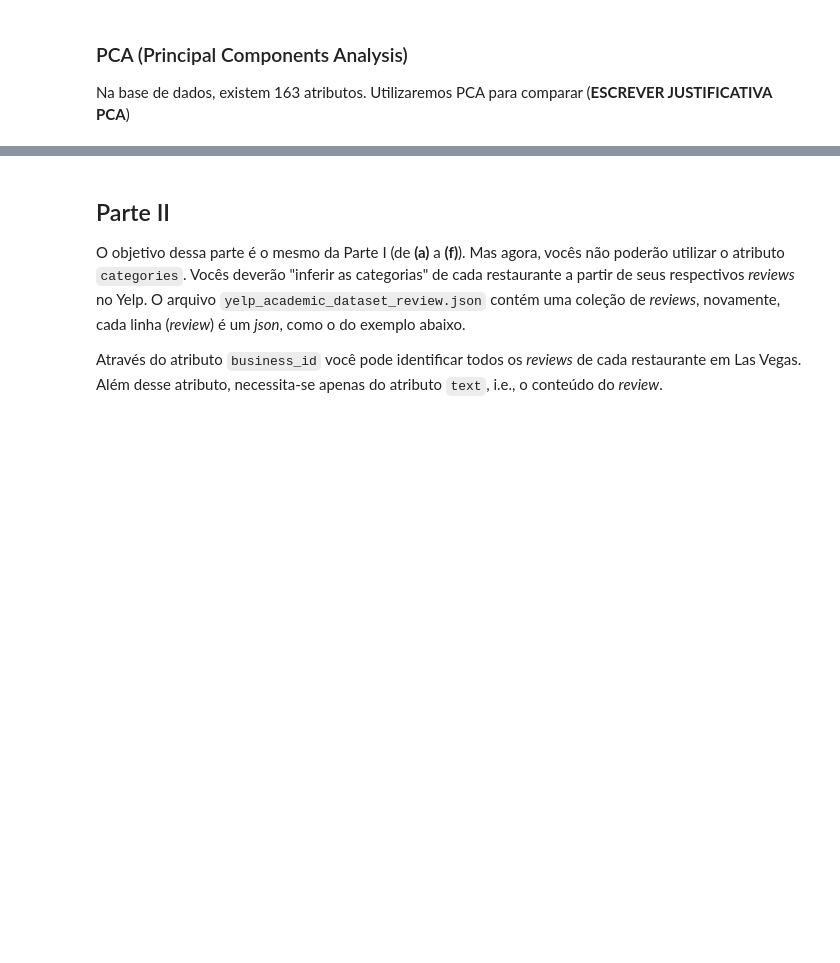
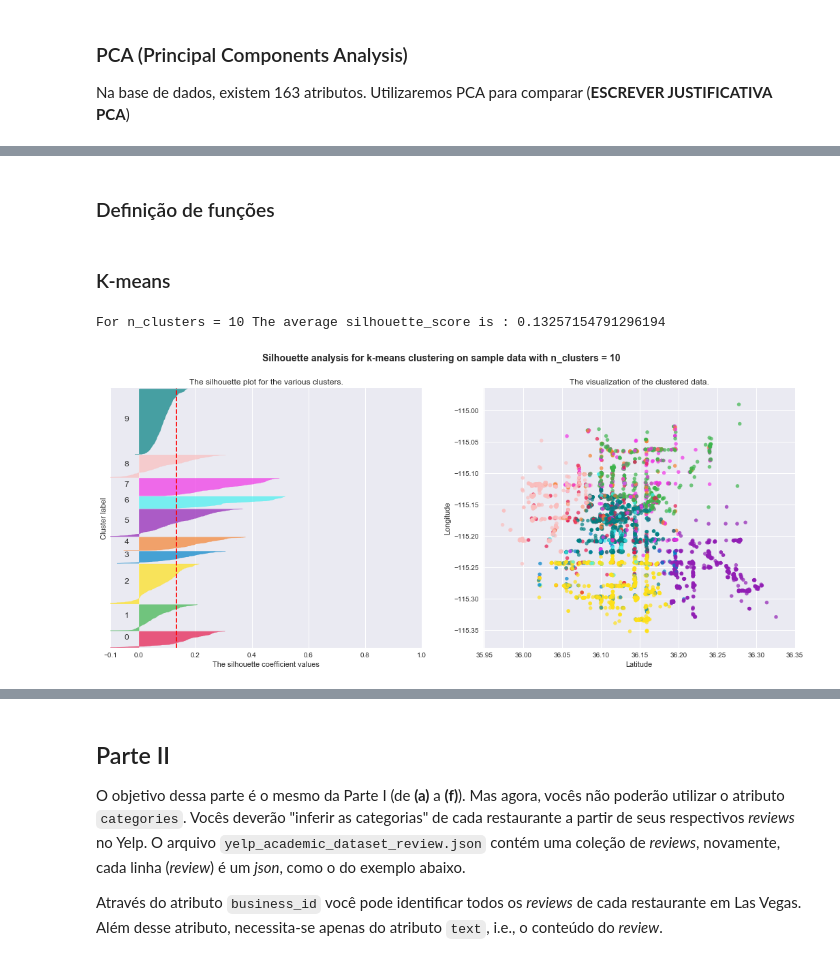
Before and after one commit to gaabrielfranco/data-mining-w1, a Jupyter notebook: w1.ipynb, the cells around one changed output, grey strips where cells are left out. Saved outputs shown, nothing was run; the diff lists cells and outputs as text; code cells hidden in the pictures; blank space fills up the shorter version.

```diff
--- a/w1.ipynb
+++ b/w1.ipynb
@@ -156,34 +156,3 @@ dtypes: float64(2), int64(161)
 ### PCA (Principal Components Analysis)
 
 Na base de dados, existem 163 atributos. Utilizaremos PCA para comparar (**ESCREVER JUSTIFICATIVA PCA**)
-# %%
-centralized_data = data - data.mean()
-pca = PCA(n_components=len(df.columns))
-data_pca = pca.fit_transform(centralized_data)
-
-df_pca = pd.DataFrame(data_pca)
-
-df_pca = df_pca.drop([column for column in range(25, len(df_pca.columns))], axis=1)
-
-'''
-with plt.style.context('seaborn-whitegrid'):
-    plt.rcParams["figure.figsize"] = (40, 25)
-    plt.rcParams['font.size'] = 20.0
-
-    plt.bar(range(1, len(df.columns) + 1), pca.explained_variance_ratio_, alpha=0.5, align='center', label='individual explained variance')
-
-    variance = pca.explained_variance_ratio_
-    for i, j in enumerate(variance):
-        variance[i] = sum(variance[i - 1:i + 1]) if i > 0 else variance[i]
-
-    plt.step(range(1, len(df.columns) + 1), variance, where='mid', label='cumulative explained variance')
-
-    plt.xticks(range(1, len(df.columns)))
-    plt.ylabel('Explained variance ratio')
-    plt.xlabel('Principal components')
-    plt.legend(loc='best')
-    plt.title('Variance explained with PCA')
-    plt.tight_layout()
-
-variance[25]
-'''
@@ -345,0 +202,5 @@ For n_clusters = 10 The average silhouette_score is : 0.4314334188813526
+# %%
+#Normalizando os dados
+for column in data_analysis:
+    data_analysis[column] = (data_analysis[column] - data_analysis[column].min()) / \
+        (data_analysis[column].max() - data_analysis[column].min())
@@ -345,0 +215,2 @@ For n_clusters = 10 The average silhouette_score is : 0.4314334188813526
+# %% [markdown]
+### Definição de funções
@@ -345,0 +315,11 @@ For n_clusters = 10 The average silhouette_score is : 0.4314334188813526
+# %% [markdown]
+### K-means
+# %%
+data_kmeans = data_analysis.copy()
+data_kmeans["latitude"] *= 2.3
+data_kmeans["longitude"] *= 2.3
+# %%
+silhouette_analysis(data_kmeans, 10)
+# %% [output]
+For n_clusters = 10 The average silhouette_score is : 0.13257154791296194
+[figure, added]
```
Also changed, not shown: parts of 41 cells of this notebook, 1 other file.
